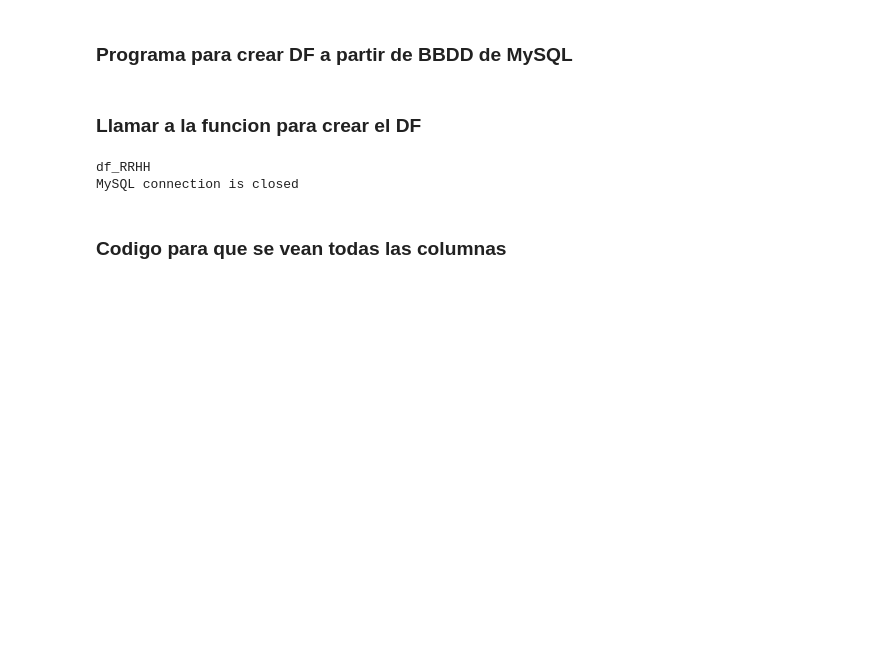
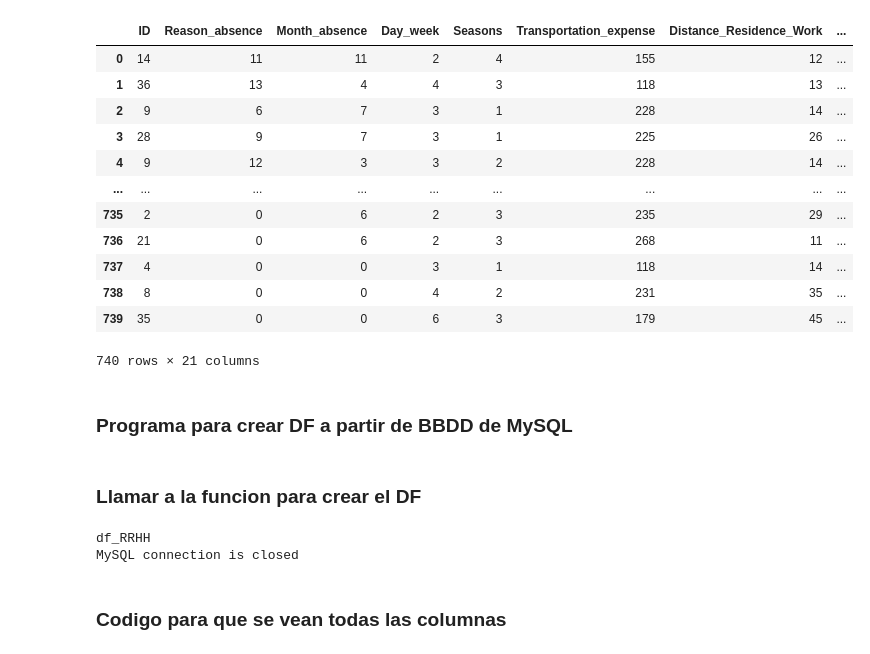
Before and after one commit to santypf/simulacionempresa, a Jupyter notebook: Equip_11/Scripts/analisis_absentismo_10062025.ipynb, the cells around one changed output. Saved outputs shown, nothing was run; the diff lists cells and outputs as text; code cells hidden in the pictures; blank space fills up the shorter version.

```diff
--- a/Equip_11/Scripts/analisis_absentismo_10062025.ipynb
+++ b/Equip_11/Scripts/analisis_absentismo_10062025.ipynb
@@ -8,3 +9,25 @@ from mysql.connector import Error
+# %%
+BASE_DIR = os.getcwd()
+
+csv_path = os.path.join(BASE_DIR, '..', 'Data', 'RRHH - 10062025.csv') # -- cambiar solo la fecha del fichero
+
+df_RRHH = pd.read_csv(csv_path)
+
+df_RRHH
+# %% [output]
+|  | ID | Reason_absence | Month_absence | Day_week | Seasons | Transportation_expense | Distance_Residence_Work | ... |
+| 0 | 14 | 11 | 11 | 2 | 4 | 155 | 12 | ... |
+| 1 | 36 | 13 | 4 | 4 | 3 | 118 | 13 | ... |
+| 2 | 9 | 6 | 7 | 3 | 1 | 228 | 14 | ... |
+| 3 | 28 | 9 | 7 | 3 | 1 | 225 | 26 | ... |
+| 4 | 9 | 12 | 3 | 3 | 2 | 228 | 14 | ... |
+| ... | ... | ... | ... | ... | ... | ... | ... | ... |
+| 735 | 2 | 0 | 6 | 2 | 3 | 235 | 29 | ... |
+| 736 | 21 | 0 | 6 | 2 | 3 | 268 | 11 | ... |
+| 737 | 4 | 0 | 0 | 3 | 1 | 118 | 14 | ... |
+| 738 | 8 | 0 | 0 | 4 | 2 | 231 | 35 | ... |
+| 739 | 35 | 0 | 0 | 6 | 3 | 179 | 45 | ... |
+740 rows × 21 columns
 # %% [markdown]
 ### Programa para crear DF a partir de BBDD de MySQL
 # %%
```
Also changed, not shown: parts of 3 cells of this notebook.
